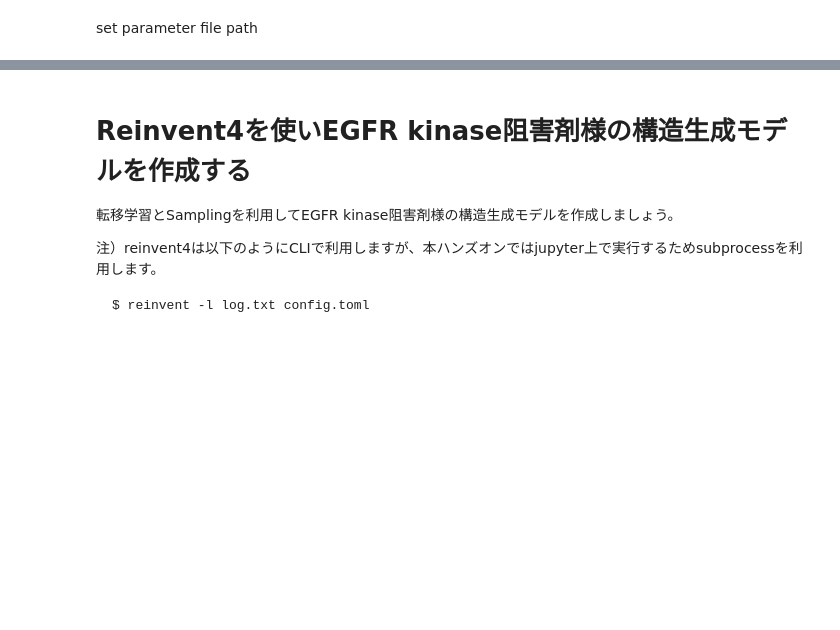
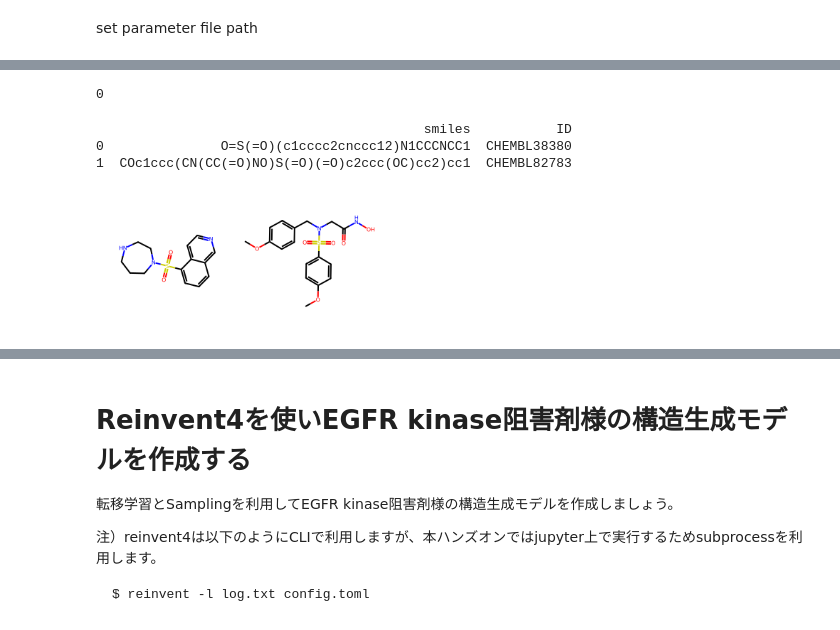
Before and after one commit to keetane/infomatics, a Jupyter notebook: reinvent4.ipynb, the cells around one changed output, grey strips where cells are left out. Drawn from its saved outputs; the diff is of its cells as text; code cells hidden in the pictures; blank space fills up the shorter version.

```diff
--- a/reinvent4.ipynb
+++ b/reinvent4.ipynb
@@ -201,0 +117,47 @@ subprocess.call([
+# %%
+timestamp = datetime.now().strftime("%Y%m%d_%H%M%S")
+
+mol2mol=f'''
+# REINVENT4 TOML input example for sampling
+run_type = "sampling"
+device = "mps"  # set torch device e.g. "cpu". For macOS, use "mps"
+json_out_config = "_sampling.json"  # write this TOML to JSON
+
+
+[parameters]
+
+# Uncomment one of the comment blocks below.  Each generator needs a model
+# file and possibly a SMILES file with seed structures.
+
+# Mol2Mol: find molecules similar to the provided molecules
+model_file = '{mol2mol_high}'
+smiles_file = "{input}/mol2mol.smi"  # 1 compound per line
+sample_strategy = "beamsearch"  # multinomial or beamsearch (deterministic)
+#temperature = 1.0 # temperature in multinomial sampling
+#tb_logdir = "tb_logs"  # name of the TensorBoard logging directory
+
+output_file = '{results}/mol2mol_high_{timestamp}.csv'  # sampled SMILES and NLL in CSV format
+
+num_smiles = 200  # number of SMILES to be sampled, 1 per input SMILES
+unique_molecules = true  # if true remove all duplicatesd canonicalize smiles
+randomize_smiles = true # if true shuffle atoms in SMILES randomly
+'''
+
+toml_path = f"{wd}/toml/mol2mol_high.toml"
+
+with open(toml_path, "w") as f:
+    f.write(mol2mol)
+
+# Run REINVENT4
+subprocess.call([reinvent, '-l', f'{wd}/mol2mol.log', toml_path])
+# %% [output]
+0
+# %%
+df = pd.read_csv(f'{reinvent_dir}/configs/toml/mol2mol.smi', sep='\t', header=None, names=["smiles", "ID"], comment='#')
+print(df.head(2))
+Draw.MolsToGridImage([Chem.MolFromSmiles(smi) for smi in df.smiles][:20], molsPerRow=5)
+# %% [output]
+                                          smiles           ID
+0               O=S(=O)(c1cccc2cnccc12)N1CCCNCC1  CHEMBL38380
+1  COc1ccc(CN(CC(=O)NO)S(=O)(=O)c2ccc(OC)cc2)cc1  CHEMBL82783
+[figure, added]
```
Also changed, not shown: parts of 35 cells of this notebook.
